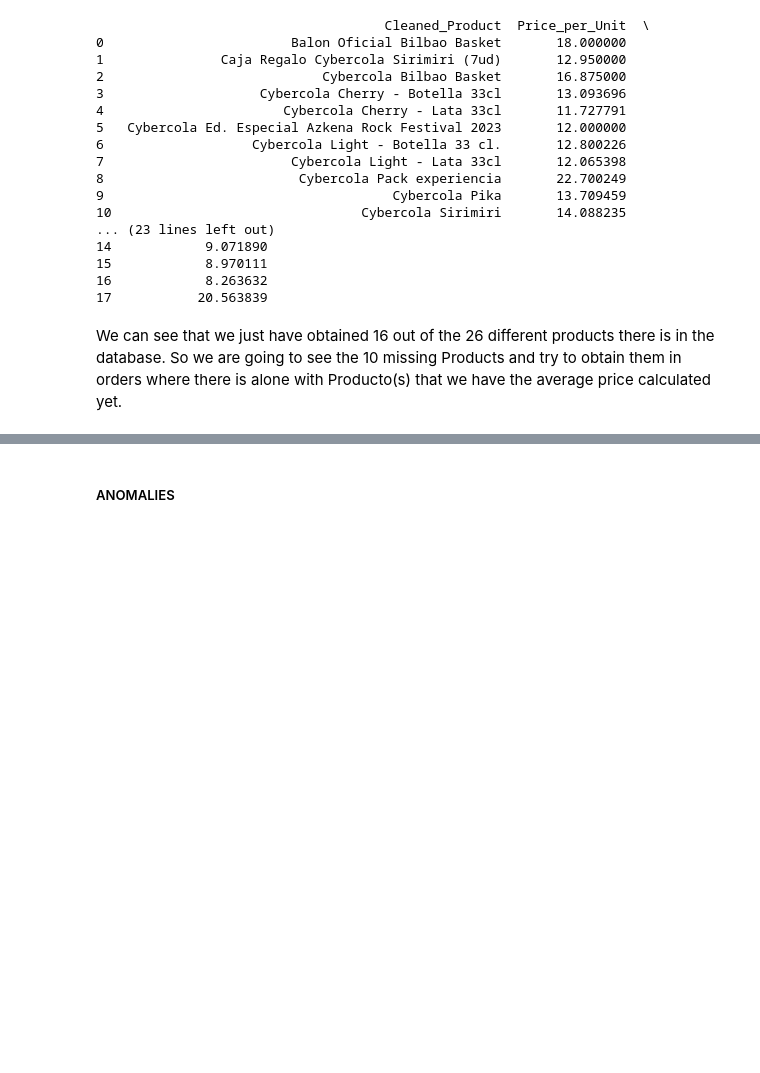
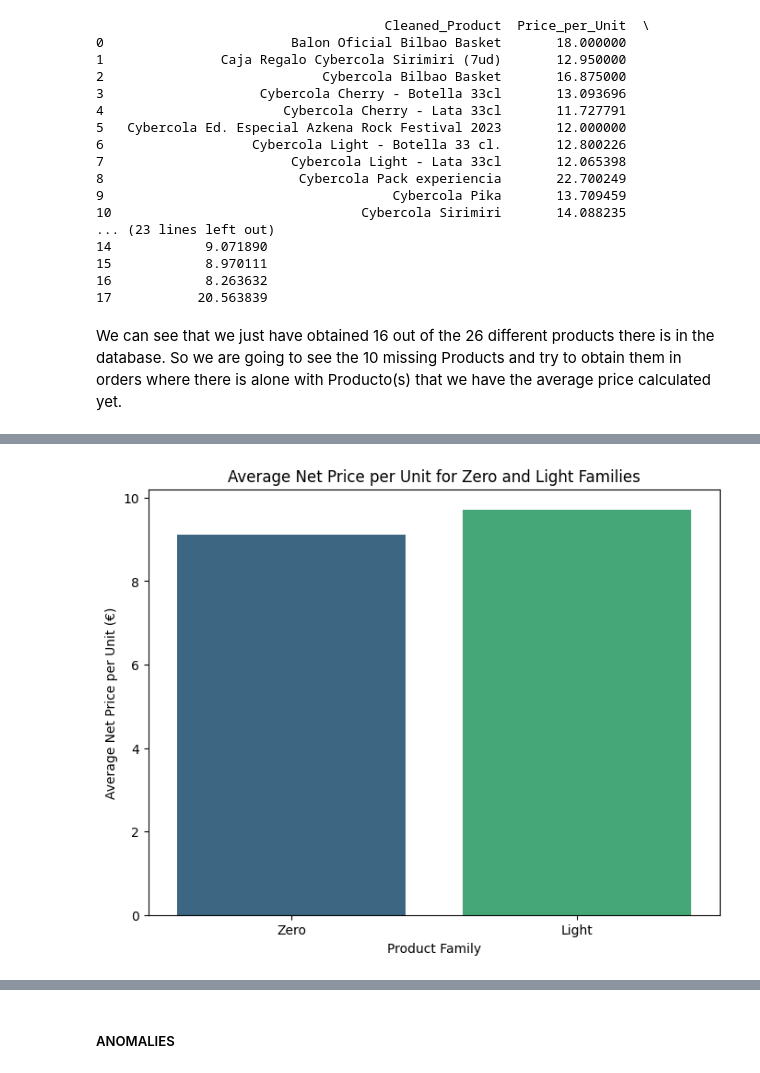
Before and after one commit to enricchust/entrevista_cyberclick, a Jupyter notebook: main.ipynb, the cells around one changed output, grey strips where cells are left out. Drawn from its saved outputs; the diff is of its cells as text; code cells hidden in the pictures; blank space fills up the shorter version.

```diff
--- a/main.ipynb
+++ b/main.ipynb
@@ -630,0 +675,23 @@ We can see that the Product(s) (unless both GILDAs) are not relevant because are
+# %%
+# Filter products that contain zero and light
+zero_products = product_base_prices[product_base_prices['Cleaned_Product'].str.contains('Zero', case=False)]
+light_products = product_base_prices[product_base_prices['Cleaned_Product'].str.contains('Light', case=False)]
+
+# Calculate the average net
+avg_zero_price = zero_products['Net_price_per_unit'].mean()
+avg_light_price = light_products['Net_price_per_unit'].mean()
+
+# Prepare data and plot
+family_prices = pd.DataFrame({
+    'Family': ['Zero', 'Light'],
+    'Average_Net_Price_per_Unit': [avg_zero_price, avg_light_price]
+})
+
+plt.figure(figsize=(8, 6))
+sns.barplot(data=family_prices, x='Family', y='Average_Net_Price_per_Unit', hue='Family', dodge=False, palette='viridis', legend=False)
+plt.xlabel('Product Family')
+plt.ylabel('Average Net Price per Unit (€)')
+plt.title('Average Net Price per Unit for Zero and Light Families')
+plt.show()
+# %% [output]
+[figure, added]
```
Also changed, not shown: parts of 19 cells of this notebook, 7 other files.
